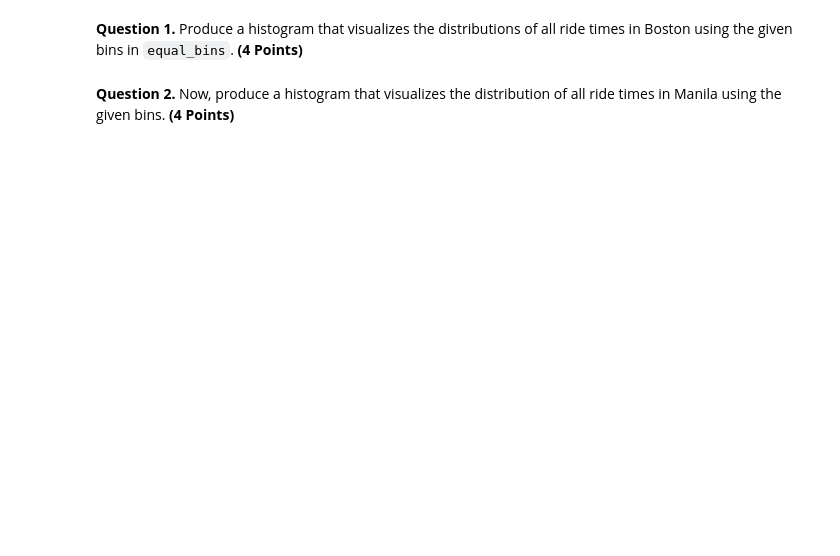
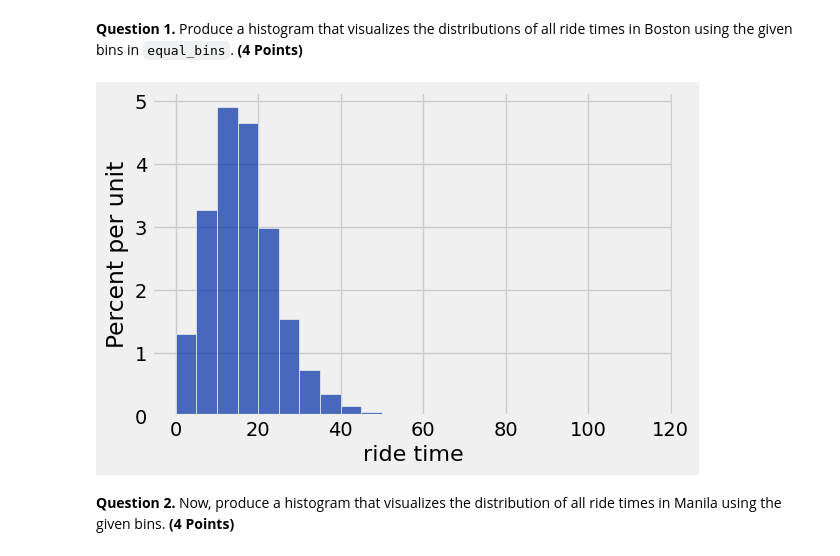
Before and after one commit to nwinbourn/DAT1001-NWinbourn, a Jupyter notebook: hw/hw03/hw03.ipynb, the cells around one changed output. Saved outputs shown, nothing was run; the diff lists cells and outputs as text; code cells hidden in the pictures; blank space fills up the shorter version.

```diff
--- a/hw/hw03/hw03.ipynb
+++ b/hw/hw03/hw03.ipynb
@@ -214,7 +340,9 @@ manila.show(4)
 **Question 1.** Produce a histogram that visualizes the distributions of all ride times in Boston using the given bins in `equal_bins`. **(4 Points)**
 # %%
 equal_bins = np.arange(0, 120, 5)
-...
+boston.hist('ride time', bins=equal_bins)
+# %% [output]
+[figure, added]
 # %% [markdown]
 <!-- END QUESTION -->
 
```
Also changed, not shown: parts of 46 cells of this notebook, 16 other files.
